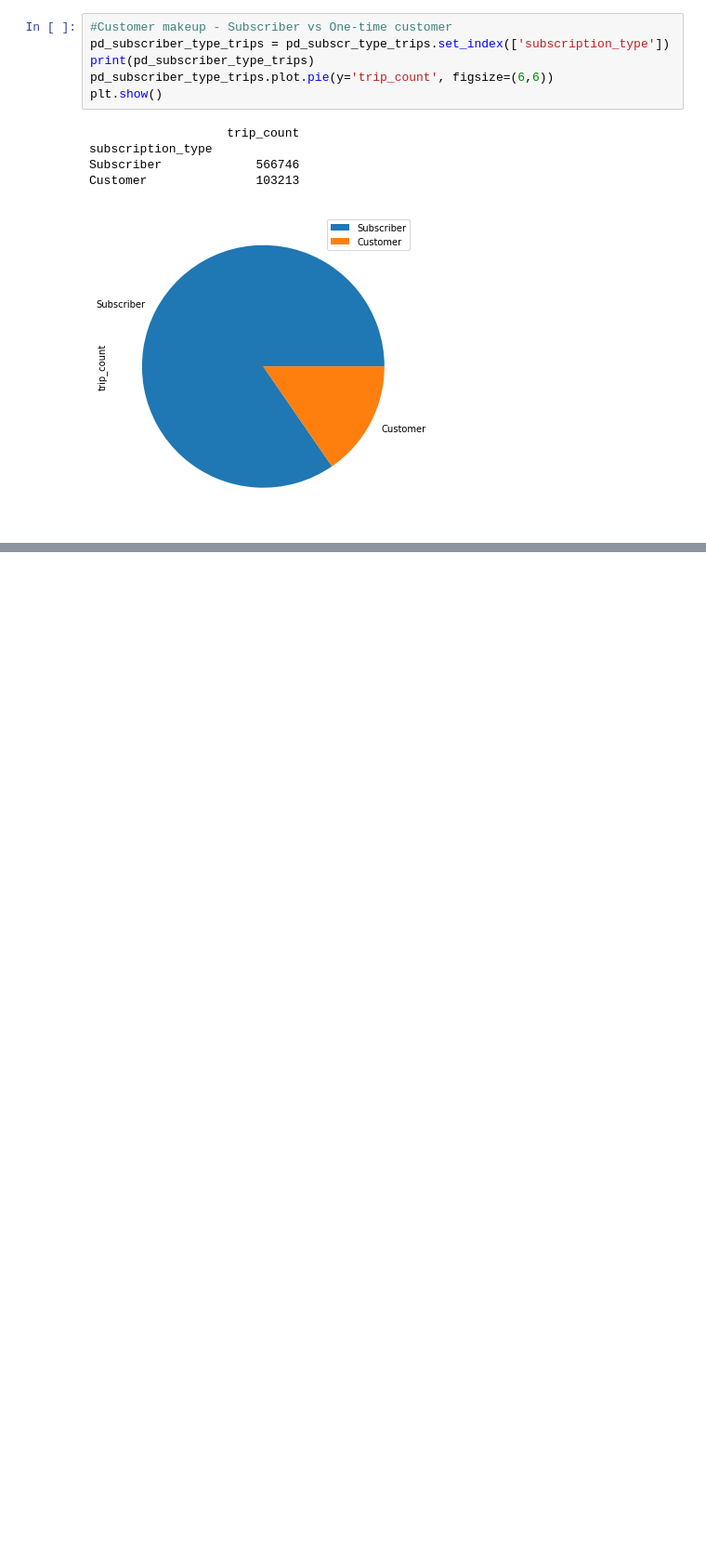
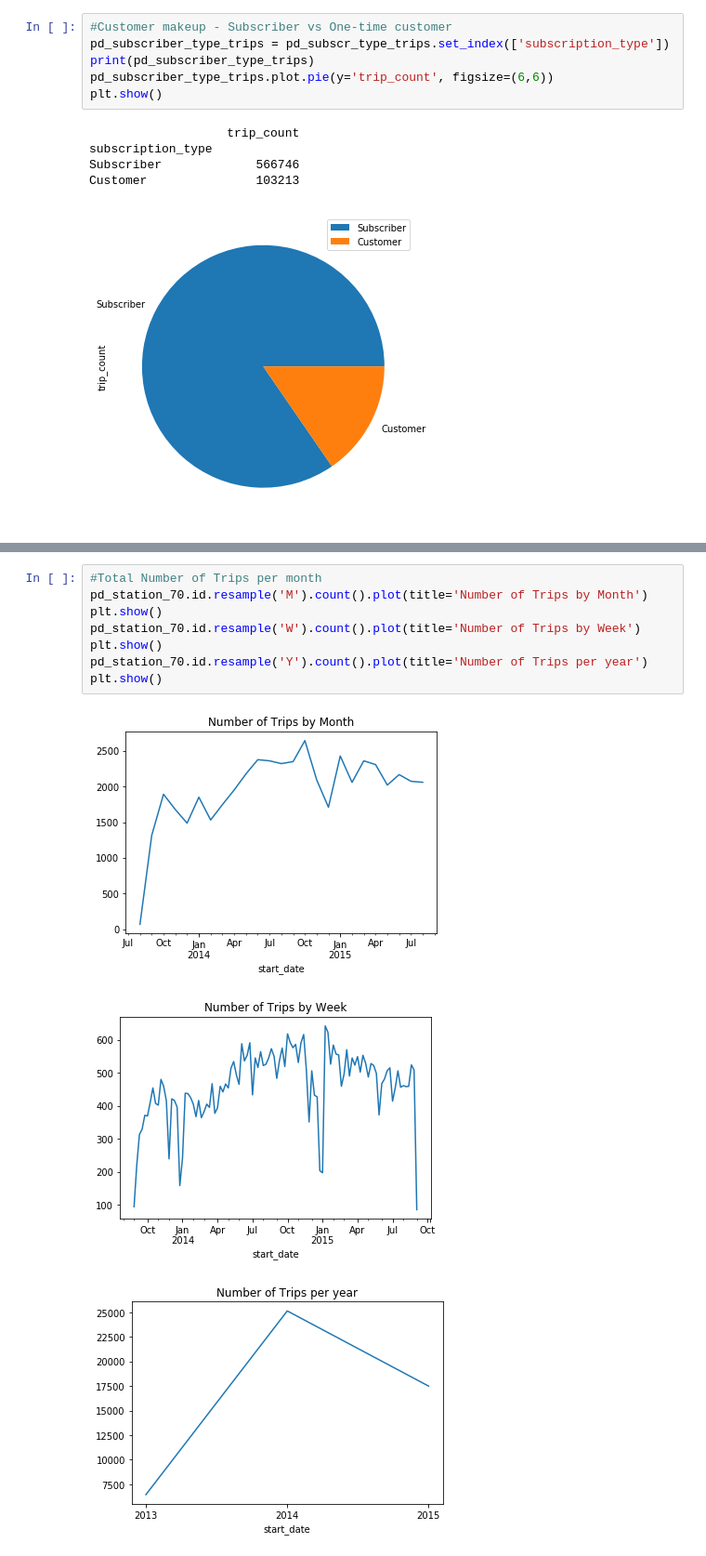
Before and after one commit to shantanurathore/CapstoneFinal, a Jupyter notebook: Capstone2_prod.ipynb, the cells around one changed output, grey strips where cells are left out. Shown at 93% size. Cells and saved outputs as stored; diff of their text form; blank space fills up the shorter version.

```diff
--- a/Capstone2_prod.ipynb
+++ b/Capstone2_prod.ipynb
@@ -242,0 +348,12 @@ pd_station_70.id.count().plot(figsize=(20,20))
+# %%
+#Total Number of Trips per month
+pd_station_70.id.resample('M').count().plot(title='Number of Trips by Month')
+plt.show()
+pd_station_70.id.resample('W').count().plot(title='Number of Trips by Week')
+plt.show()
+pd_station_70.id.resample('Y').count().plot(title='Number of Trips per year')
+plt.show()
+# %% [output]
+[figure, added]
+[figure, added]
+[figure, added]
```
Also changed, not shown: parts of 90 cells of this notebook.
